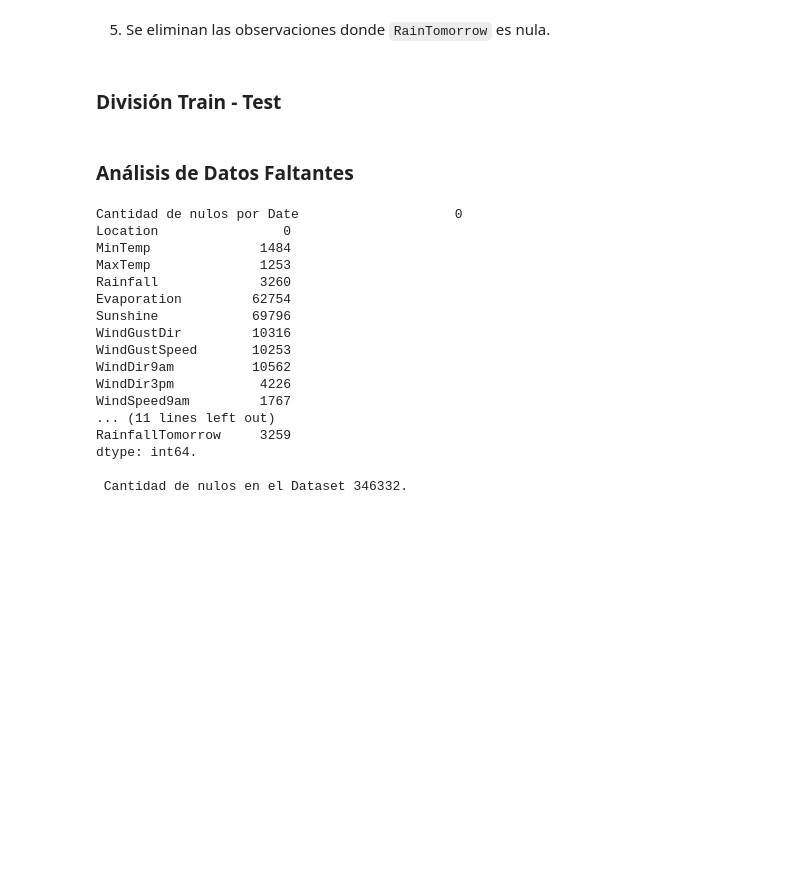
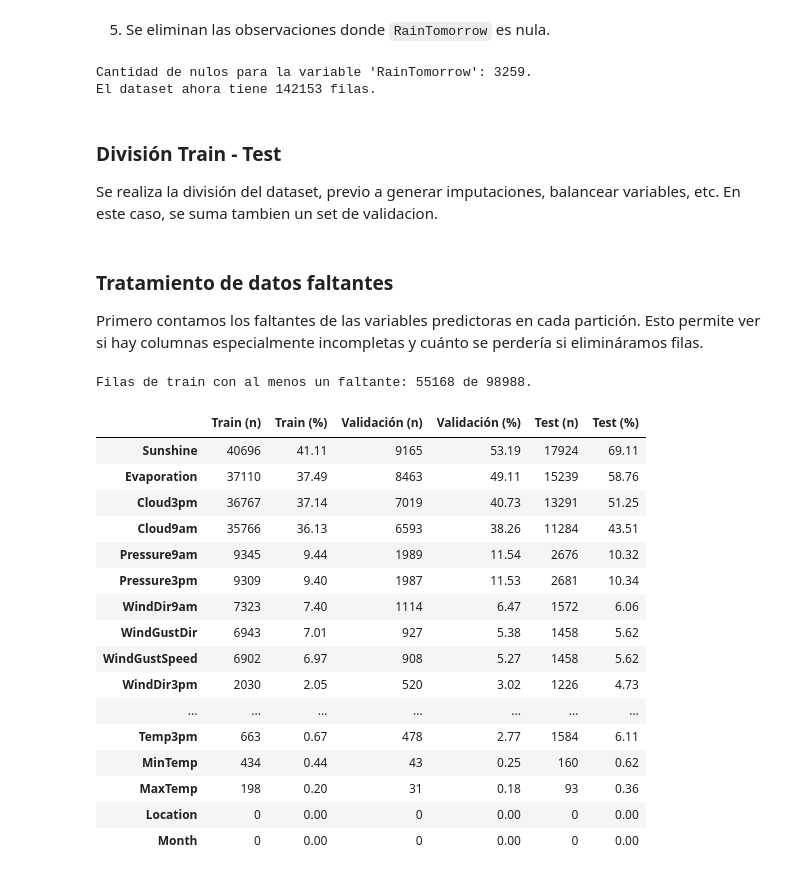
Before and after one commit to Juliansilva1/TP_AA1_Aiup_Paoloni_Silva, a Jupyter notebook: TP_2/TP-clasificacion-AA1.ipynb, the cells around one changed output. Drawn from its saved outputs; the diff is of its cells as text; code cells hidden in the pictures; blank space fills up the shorter version.

```diff
--- a/TP_2/TP-clasificacion-AA1.ipynb
+++ b/TP_2/TP-clasificacion-AA1.ipynb
@@ -292,3 +296,5 @@ clima_aus = clima_aus.drop(columns=['RainfallTomorrow'])
+# %%
+clima_aus = clima_aus.drop(columns=['RainToday'])
 # %% [markdown]
 4. La columna `Date` por sí misma no sirve como predictora. En su lugar, nos quedaremos con el mes para cada fecha.
 # %%
@@ -301,28 +307,59 @@ clima_aus = clima_aus.sort_values('Date')
 print(f"Cantidad de nulos para la variable 'RainTomorrow': {clima_aus['RainTomorrow'].isna().sum()}.")
 clima_aus = clima_aus.dropna(subset='RainTomorrow')
 print(f"El dataset ahora tiene {clima_aus.shape[0]} filas.")
+# %% [output]
+Cantidad de nulos para la variable 'RainTomorrow': 3259.
+El dataset ahora tiene 142153 filas.
 # %% [markdown]
 ### División Train - Test
+
+Se realiza la división del dataset, previo a generar imputaciones, balancear variables, etc. En este caso, se suma tambien un set de validacion.
+# %%
+val_cutoff = pd.Timestamp('2015-01-01')
+test_cutoff = pd.Timestamp('2016-01-01')
+
+train_mask = clima_aus['Date'] < val_cutoff
+val_mask = (clima_aus['Date'] >= val_cutoff) & (clima_aus['Date'] < test_cutoff)
+test_mask = clima_aus['Date'] >= test_cutoff
+
+X = clima_aus.drop(columns=['RainTomorrow', 'Date'])
+y = clima_aus['RainTomorrow']
+
+X_train, y_train = X[train_mask], y[train_mask]
+X_val, y_val = X[val_mask], y[val_mask]
+X_test, y_test = X[test_mask], y[test_mask]
 # %% [markdown]
-### Análisis de Datos Faltantes
+### Tratamiento de datos faltantes
+
+Primero contamos los faltantes de las variables predictoras en cada partición. Esto permite ver si hay columnas especialmente incompletas y cuánto se perdería si elimináramos filas.
 # %%
-print(f"Cantidad de nulos por {clima_aus.isna().sum()}.")
-print(f"\n Cantidad de nulos en el Dataset {clima_aus.isna().sum().sum()}.")
+resumen_faltantes = pd.DataFrame({
+    'Train (n)': X_train.isna().sum(),
+    'Train (%)': X_train.isna().mean() * 100,
+    'Validación (n)': X_val.isna().sum(),
+    'Validación (%)': X_val.isna().mean() * 100,
+    'Test (n)': X_test.isna().sum(),
+    'Test (%)': X_test.isna().mean() * 100
+}).sort_values('Train (%)', ascending=False)
+
+print(f"Filas de train con al menos un faltante: {X_train.isna().any(axis=1).sum()} de {len(X_train)}.")
+resumen_faltantes.round(2)
 # %% [output]
-Cantidad de nulos por Date                    0
-Location                0
-MinTemp              1484
-MaxTemp              1253
-Rainfall             3260
-Evaporation         62754
-Sunshine            69796
-WindGustDir         10316
-WindGustSpeed       10253
-WindDir9am          10562
-WindDir3pm           4226
-WindSpeed9am         1767
-... (11 lines left out)
-RainfallTomorrow     3259
-dtype: int64.
-
- Cantidad de nulos en el Dataset 346332.
+Filas de train con al menos un faltante: 55168 de 98988.
+|  | Train (n) | Train (%) | Validación (n) | Validación (%) | Test (n) | Test (%) |
+| Sunshine | 40696 | 41.11 | 9165 | 53.19 | 17924 | 69.11 |
+| Evaporation | 37110 | 37.49 | 8463 | 49.11 | 15239 | 58.76 |
+| Cloud3pm | 36767 | 37.14 | 7019 | 40.73 | 13291 | 51.25 |
+| Cloud9am | 35766 | 36.13 | 6593 | 38.26 | 11284 | 43.51 |
+| Pressure9am | 9345 | 9.44 | 1989 | 11.54 | 2676 | 10.32 |
+| Pressure3pm | 9309 | 9.40 | 1987 | 11.53 | 2681 | 10.34 |
+| WindDir9am | 7323 | 7.40 | 1114 | 6.47 | 1572 | 6.06 |
+| WindGustDir | 6943 | 7.01 | 927 | 5.38 | 1458 | 5.62 |
+| WindGustSpeed | 6902 | 6.97 | 908 | 5.27 | 1458 | 5.62 |
+| WindDir3pm | 2030 | 2.05 | 520 | 3.02 | 1226 | 4.73 |
+| ... | ... | ... | ... | ... | ... | ... |
+| Temp3pm | 663 | 0.67 | 478 | 2.77 | 1584 | 6.11 |
+| MinTemp | 434 | 0.44 | 43 | 0.25 | 160 | 0.62 |
+| MaxTemp | 198 | 0.20 | 31 | 0.18 | 93 | 0.36 |
+| Location | 0 | 0.00 | 0 | 0.00 | 0 | 0.00 |
+| Month | 0 | 0.00 | 0 | 0.00 | 0 | 0.00 |
```
Also changed, not shown: parts of 8 cells of this notebook.
